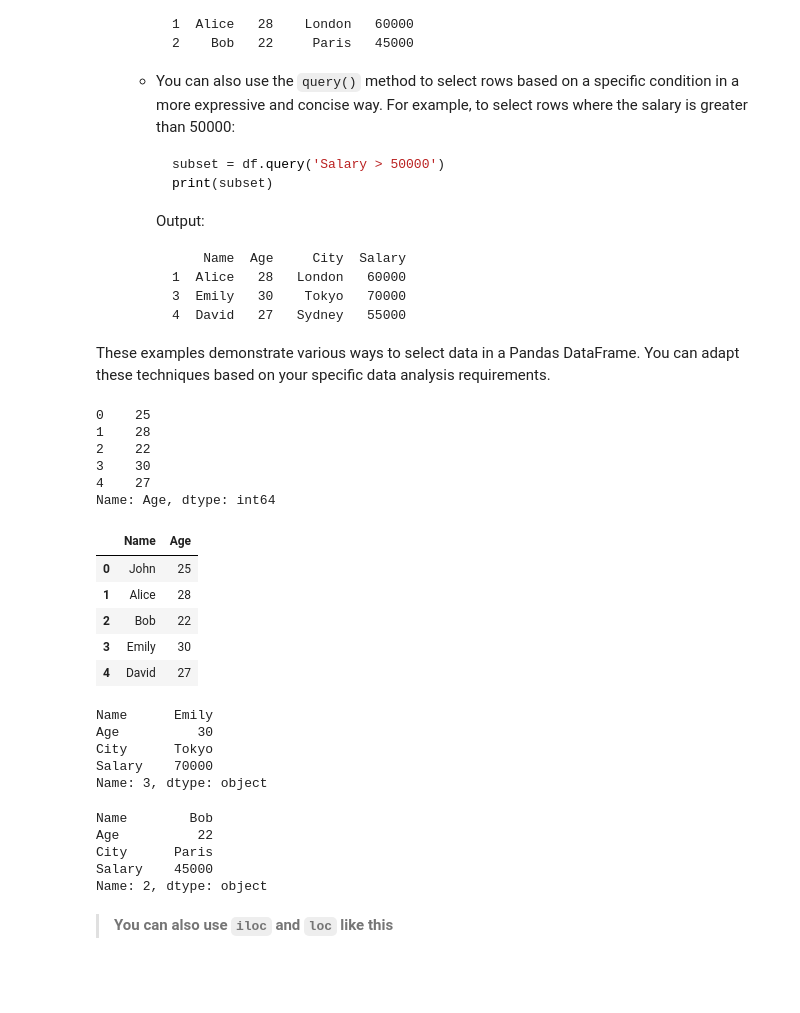
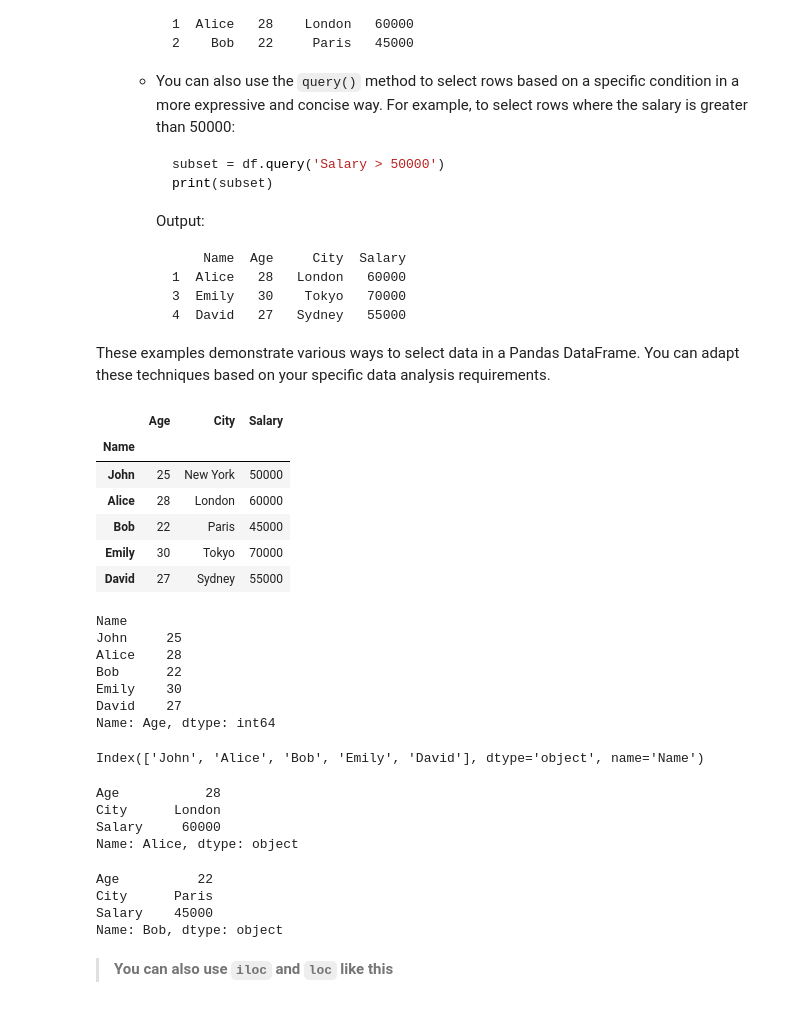
Before and after one commit to kamalfarahani/Learn-Python, a Jupyter notebook: 23-pandas/3.dataframe.ipynb, the cells around one changed output. Drawn from its saved outputs; the diff is of its cells as text; code cells hidden in the pictures; blank space fills up the shorter version.

```diff
--- a/23-pandas/3.dataframe.ipynb
+++ b/23-pandas/3.dataframe.ipynb
@@ -338,40 +338,46 @@ data = {
 }
 
 df = pd.DataFrame(data)
+# %%
+df.set_index('Name', inplace=True)
+# %%
+df
+# %% [output]
+|  | Age | City | Salary |
+| Name |  |  |  |
+| John | 25 | New York | 50000 |
+| Alice | 28 | London | 60000 |
+| Bob | 22 | Paris | 45000 |
+| Emily | 30 | Tokyo | 70000 |
+| David | 27 | Sydney | 55000 |
 # %%
 df['Age']
 # %% [output]
-0    25
-1    28
-2    22
-3    30
-4    27
+Name
+John     25
+Alice    28
+Bob      22
+Emily    30
+David    27
 Name: Age, dtype: int64
 # %%
-df[['Name', 'Age']]
+df.index
 # %% [output]
-|  | Name | Age |
-| 0 | John | 25 |
-| 1 | Alice | 28 |
-| 2 | Bob | 22 |
-| 3 | Emily | 30 |
-| 4 | David | 27 |
+Index(['John', 'Alice', 'Bob', 'Emily', 'David'], dtype='object', name='Name')
 # %%
-df.loc[3]
+df.loc['Alice']
 # %% [output]
-Name      Emily
-Age          30
-City      Tokyo
-Salary    70000
-Name: 3, dtype: object
+Age           28
+City      London
+Salary     60000
+Name: Alice, dtype: object
 # %%
 df.iloc[2]
 # %% [output]
-Name        Bob
 Age          22
 City      Paris
 Salary    45000
-Name: 2, dtype: object
+Name: Bob, dtype: object
 # %% [markdown]
 > **You can also use `iloc` and `loc` like this**
 # %%
```
Also changed, not shown: parts of 1 cell of this notebook, 1 other file.
